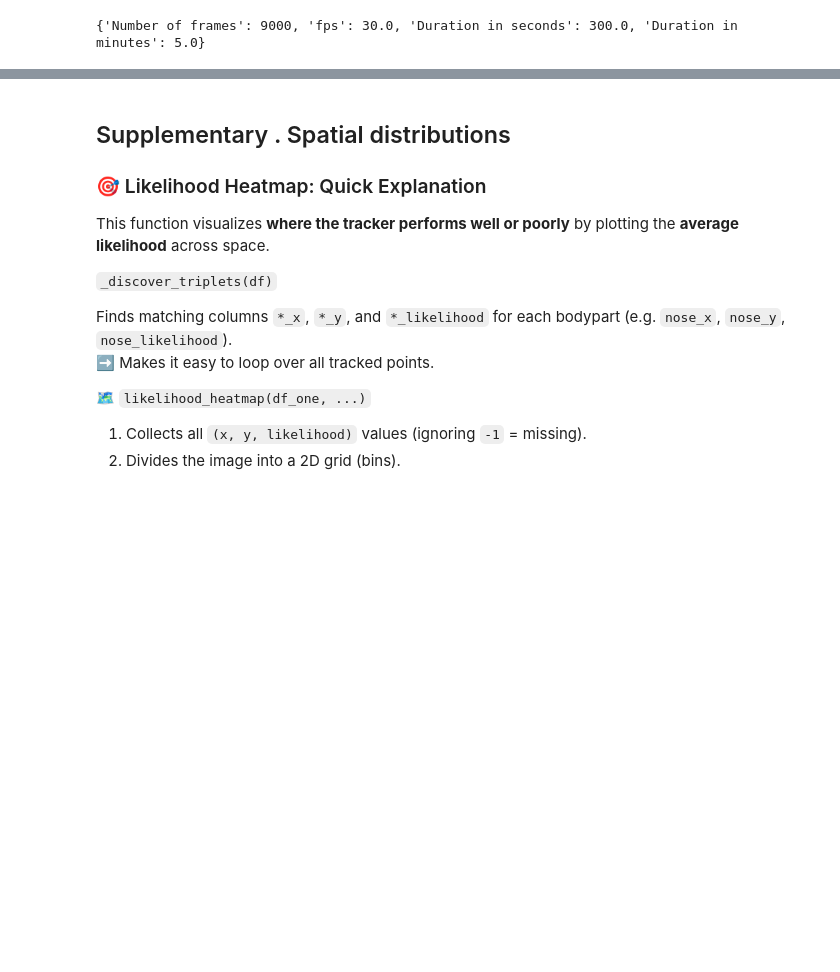
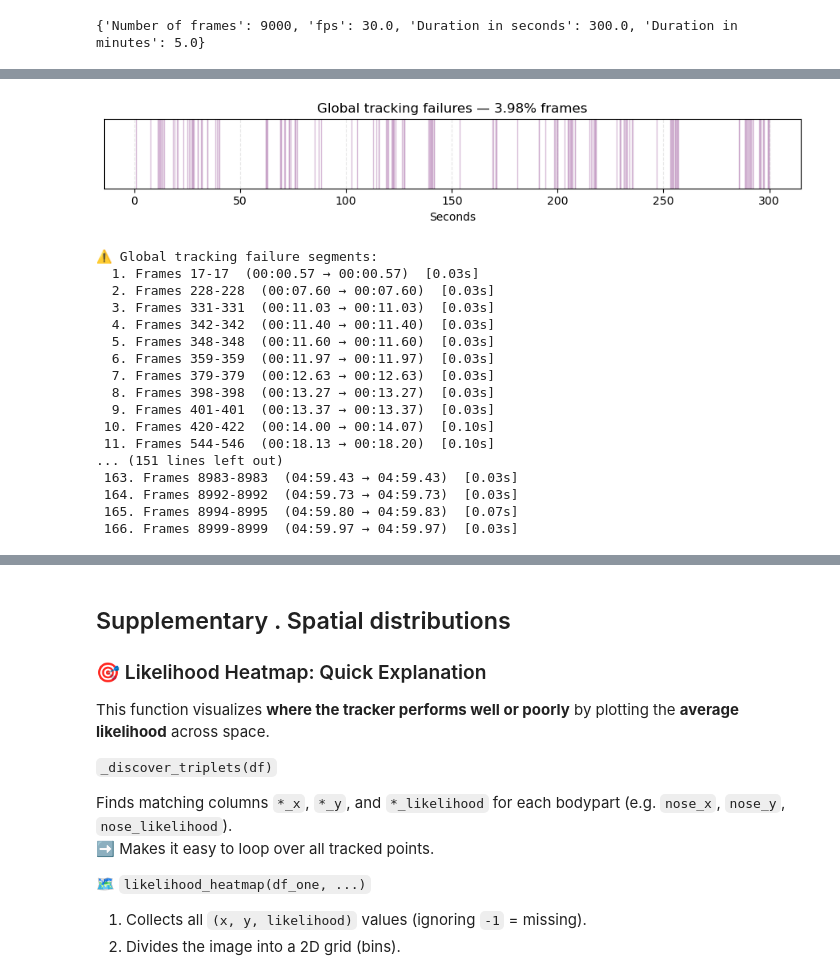
Before and after one commit to LizbethMG-Teaching/pose2behav-book, a Jupyter notebook: notebooks/EDA.ipynb, the cells around one changed output, grey strips where cells are left out. Cells and saved outputs as stored; diff of their text form; code cells hidden in the pictures; blank space fills up the shorter version.

```diff
--- a/notebooks/EDA.ipynb
+++ b/notebooks/EDA.ipynb
@@ -734,15 +856,25 @@ To do the above, let's first find the "bad" frames and inspect our results.
 
 def list_failure_segments(df_one, fps: float) -> list[tuple[int, int, str, str]]:
     """
-    Returns and prints consecutive -1 segments as (start_frame, end_frame, start_time, end_time)
+    Find consecutive frames where all body parts report likelihood -1.
+
+    Returns and prints a list of segments:
+      (start_frame, end_frame, start_time_str, end_time_str)
+
+    Notes
+      - This is a strict "global failure" detector: every body part is -1 in the frame
+      - Time strings are MM:SS.ss based on the fps you provide
     """
     # >>>>>>>>>>>>>>>>>>>
-    # TODO: Frames where *all* likelihoods are -1
-    # YOUR CODE HERE (1 line):
+    # 🧩  TODO: select likelihood columns only
+    # YOUR CODE HERE ↓↓↓ (1 line):
     # L = df_one.filter( ... )
     L = df_one.filter(like="_likelihood")
-    # TODO: Compute 1D boolean array: True where all bodyparts are -1
-    # YOUR CODE HERE (1 line):Hint: use .eq(-1), .all(axis=1), and .to_numpy() on L
+
+
+    # 🧩  TODO: build a 1D boolean array: True where all body parts are -1
+    # Hint: use .eq(-1).all(axis=1).to_numpy() on L
+    # YOUR CODE HERE ↓↓↓ (1 line):
     # fail - L...
     fail = L.eq(-1).all(axis=1).to_numpy()
     # <<<<<<<<<<<<<<<<<
@@ -769,31 +901,58 @@ def list_failure_segments(df_one, fps: float) -> list[tuple[int, int, str, str]]
         print("⚠️ Global tracking failure segments:")
         for i, (s, e, ts, te) in enumerate(segments, 1):
             dur = (e - s + 1) / fps
             print(f" {i:>2}. Frames {s}-{e}  ({ts} → {te})  [{dur:.2f}s]")
 
     return segments
 
 def plot_global_failure_timeline(df_one, fps: float | None = None, title="Global tracking failures"):
+    """
+    Shade frames where all body parts have likelihood -1.
+    If fps is given, the x-axis is seconds. Otherwise it is frames.
+    """
+
     # Frames where *all* likelihoods are -1
     L = df_one.filter(like="_likelihood")
     fail = L.eq(-1).all(axis=1).to_numpy()
     x = np.arange(len(fail)) if fps is None else np.arange(len(fail)) / float(fps)
 
     fig, ax = plt.subplots(figsize=(9, 1.8))
     # Shade failure regions (lilac)
     ax.fill_between(x, 0, 1, where=fail, step="post", alpha=0.7, color="#C8A2C8")
     ax.set_ylim(0, 1)
     ax.set_yticks([])
 
     ax.set_xlabel("Seconds" if fps else "Frames")
     pct = fail.mean() * 100
     ax.set_title(f"{title} — {pct:.2f}% frames")
 
     # Thin grid & tight layout
     ax.grid(axis="x", linestyle="--", alpha=0.3)
     plt.tight_layout()
     plt.show()
 
+# Visualize failures on the timeline
 plot_global_failure_timeline(df_one, fps=30)  # or fps=None if unknown
+
+# List the failure segments with frame indices and times
 fails = list_failure_segments(df_one, fps=30)
+# %% [output]
+[figure, added]
+⚠️ Global tracking failure segments:
+  1. Frames 17-17  (00:00.57 → 00:00.57)  [0.03s]
+  2. Frames 228-228  (00:07.60 → 00:07.60)  [0.03s]
+  3. Frames 331-331  (00:11.03 → 00:11.03)  [0.03s]
+  4. Frames 342-342  (00:11.40 → 00:11.40)  [0.03s]
+  5. Frames 348-348  (00:11.60 → 00:11.60)  [0.03s]
+  6. Frames 359-359  (00:11.97 → 00:11.97)  [0.03s]
+  7. Frames 379-379  (00:12.63 → 00:12.63)  [0.03s]
+  8. Frames 398-398  (00:13.27 → 00:13.27)  [0.03s]
+  9. Frames 401-401  (00:13.37 → 00:13.37)  [0.03s]
+ 10. Frames 420-422  (00:14.00 → 00:14.07)  [0.10s]
+ 11. Frames 544-546  (00:18.13 → 00:18.20)  [0.10s]
+... (151 lines left out)
+ 163. Frames 8983-8983  (04:59.43 → 04:59.43)  [0.03s]
+ 164. Frames 8992-8992  (04:59.73 → 04:59.73)  [0.03s]
+ 165. Frames 8994-8995  (04:59.80 → 04:59.83)  [0.07s]
+ 166. Frames 8999-8999  (04:59.97 → 04:59.97)  [0.03s]
 # %% [markdown]
```
Also changed, not shown: parts of 13 cells of this notebook.
